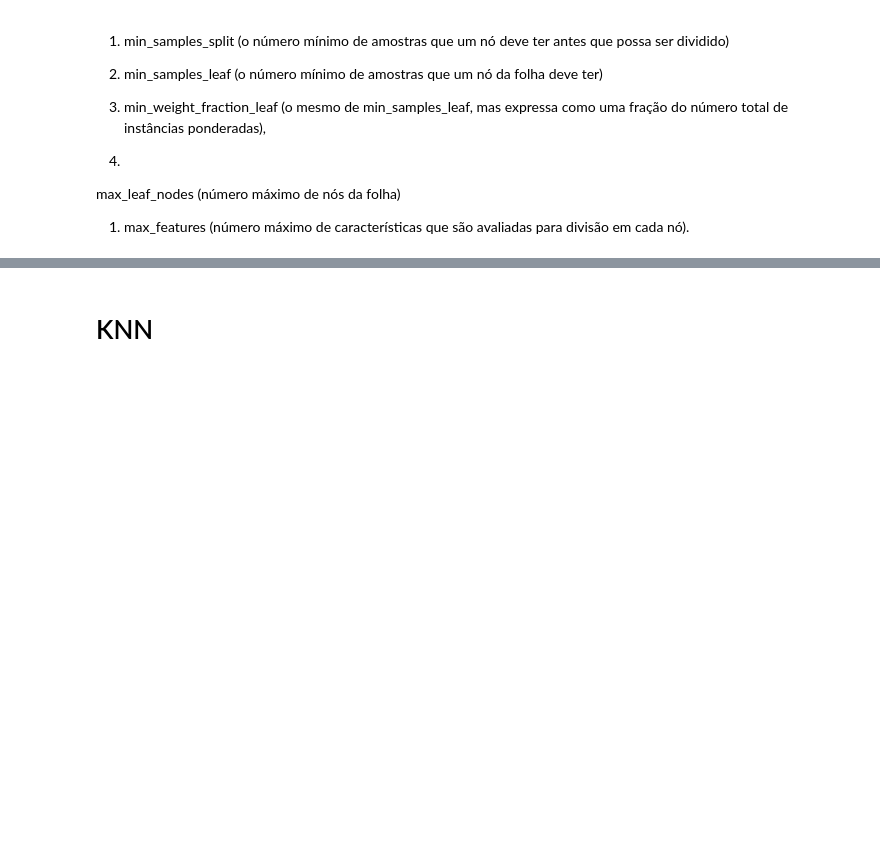
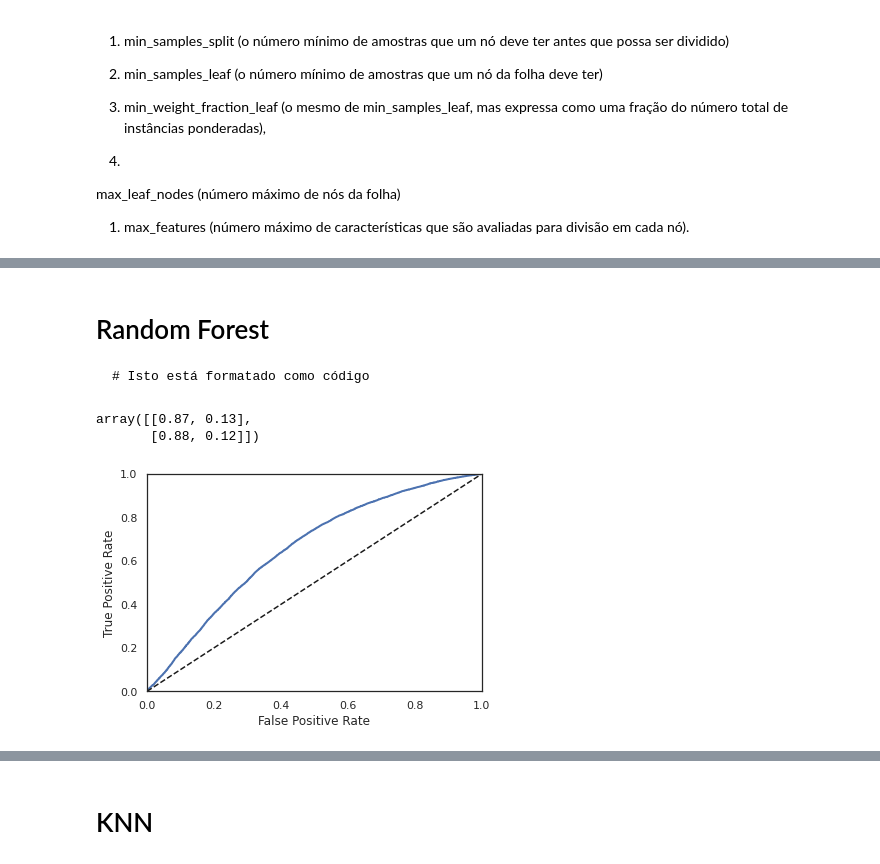
Before and after one commit to MarciaGodoy/decisiontree, a Jupyter notebook: default.ipynb, the cells around one changed output, grey strips where cells are left out. Cells and saved outputs as stored; diff of their text form; code cells hidden in the pictures; blank space fills up the shorter version.

````diff
--- a/default.ipynb
+++ b/default.ipynb
@@ -769,0 +928,8 @@ Please also refer to the documentation for alternative solver options:
+# %%
+logreg = LogisticRegression()
+logreg.fit(X_train_val, y_train_val)    # model fitting
+y_pred = logreg.predict(X_test)   # Predictions
+# Calculating class probabilities
+pred_proba = [i[1] for i in logreg.predict_proba(X_test)]
+pred_df = pd.DataFrame({'true_values': y_test,
+                        'pred_probs':pred_proba})
@@ -769,0 +1002,3 @@ Please also refer to the documentation for alternative solver options:
+# %%
+y_scores = cross_val_predict(clf, X_train_val, y_train_val, cv=3,
+ method="decision_function")
@@ -956,0 +1194,18 @@ params = {'criterion': 'gini', 'max_depth': 5, 'min_impurity_decrease': 0.0, 'sp
+# %% [markdown]
+# Random Forest
+
+```
+# Isto está formatado como código
+```
+# %%
+from sklearn.ensemble import RandomForestClassifier
+from sklearn.metrics import roc_curve
+fpr, tpr, thresholds = roc_curve(y_train_val, y_scores)
+
+forest_clf = RandomForestClassifier(random_state=42)
+y_probas_forest = cross_val_predict(forest_clf, X_train_val, y_train_val, cv=3,
+ method="predict_proba")
+y_probas_forest[:2]
+# %% [output]
+array([[0.87, 0.13],
+       [0.88, 0.12]])
@@ -956,0 +1216,11 @@ params = {'criterion': 'gini', 'max_depth': 5, 'min_impurity_decrease': 0.0, 'sp
+# %%
+def plot_roc_curve(fpr, tpr, label=None):
+ plt.plot(fpr, tpr, linewidth=2, label=label)
+ plt.plot([0, 1], [0, 1], 'k--')
+ plt.axis([0, 1, 0, 1])
+ plt.xlabel('False Positive Rate')
+ plt.ylabel('True Positive Rate')
+plot_roc_curve(fpr, tpr)
+plt.show()
+# %% [output]
+[figure, added]
````
Also changed, not shown: parts of 112 cells of this notebook.
